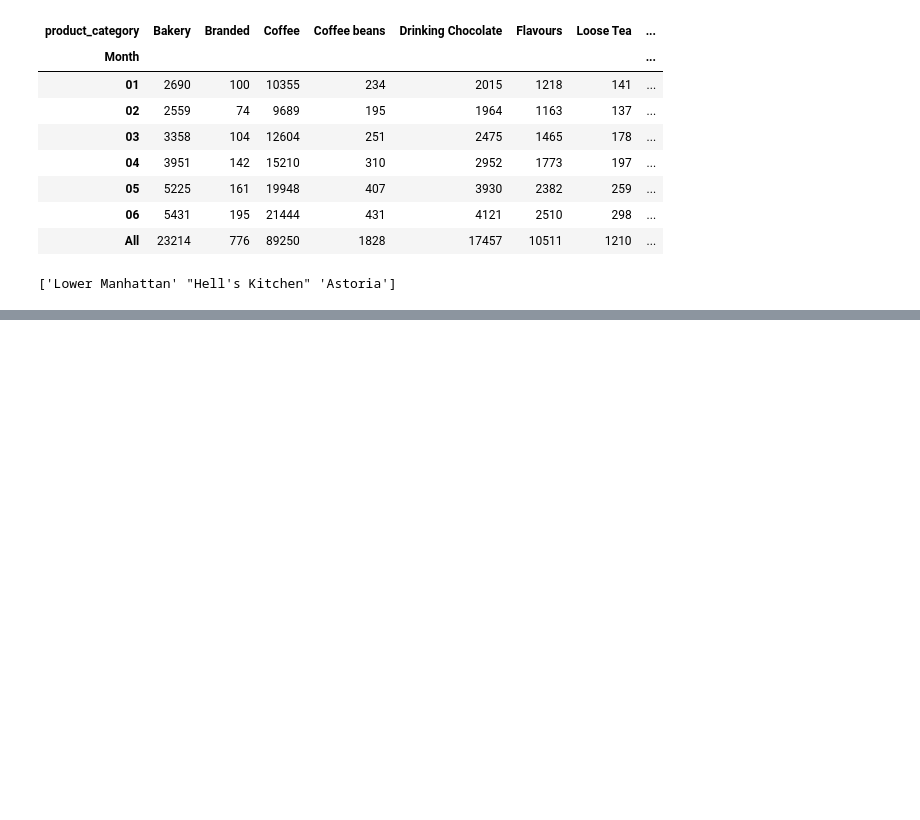
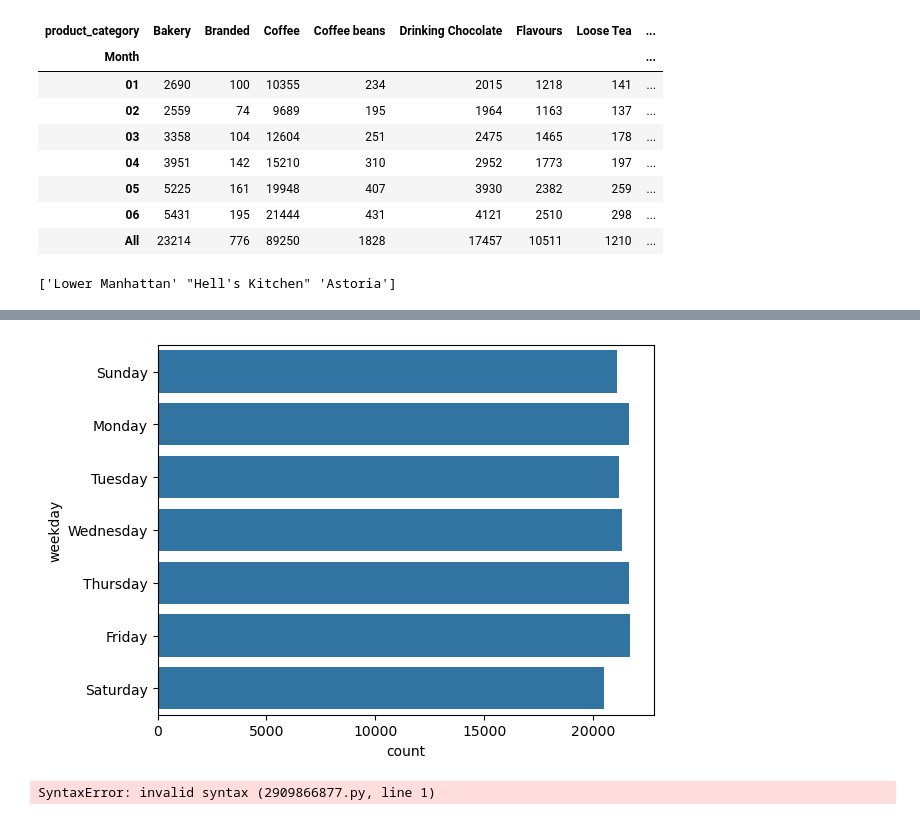
Before and after one commit to adityalahane19/Coffee-Sales_Analysis, a Jupyter notebook: coffee_shop.ipynb, the cells around one changed output, grey strips where cells are left out. Cells and saved outputs as stored; diff of their text form; code cells hidden in the pictures; blank space fills up the shorter version.

```diff
--- a/coffee_shop.ipynb
+++ b/coffee_shop.ipynb
@@ -484,0 +501,9 @@ plt.show()
+# %%
+sb.countplot(df.weekday)
+plt.show()
+# %% [output]
+[figure, added]
+# %%
+sb.barplot(x=df.)
+# %% [output]
+SyntaxError: invalid syntax (2909866877.py, line 1)
```
Also changed, not shown: parts of 50 cells of this notebook.
